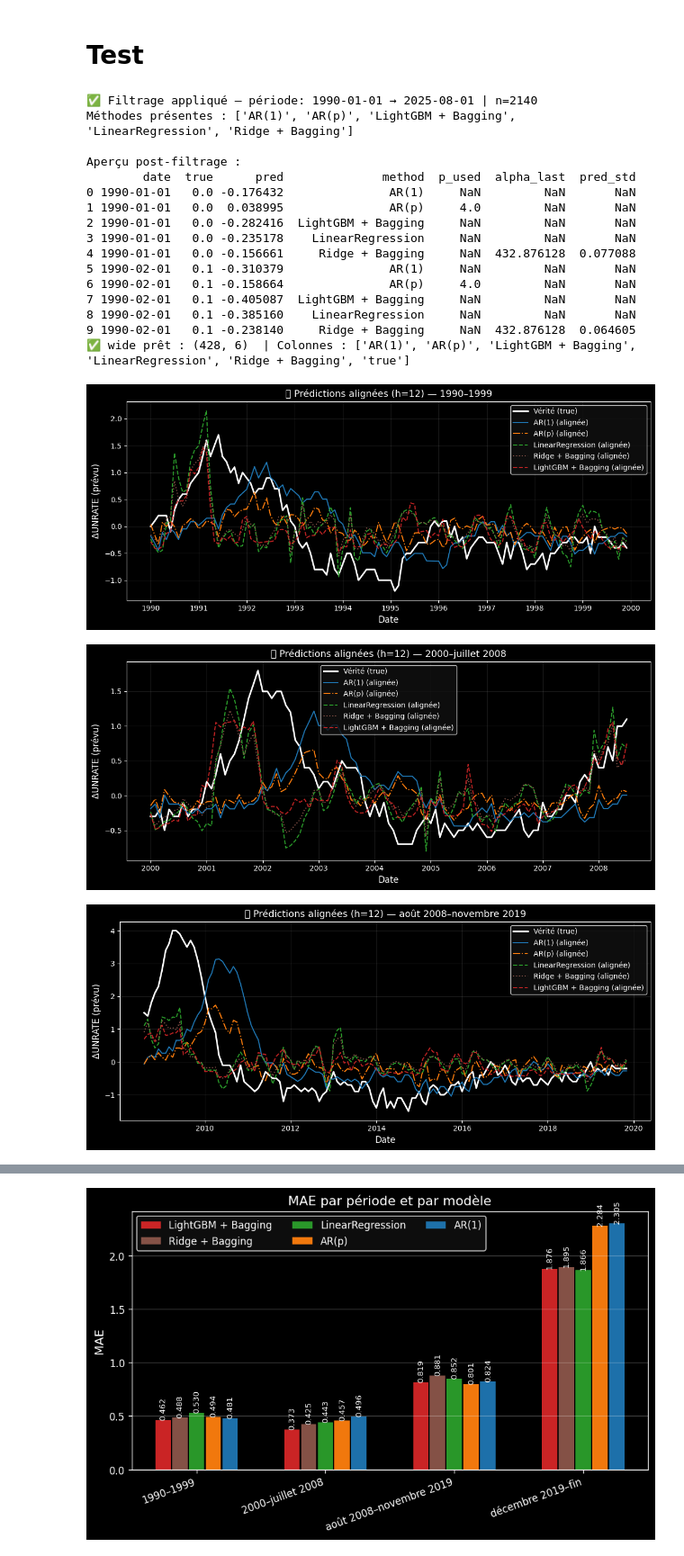
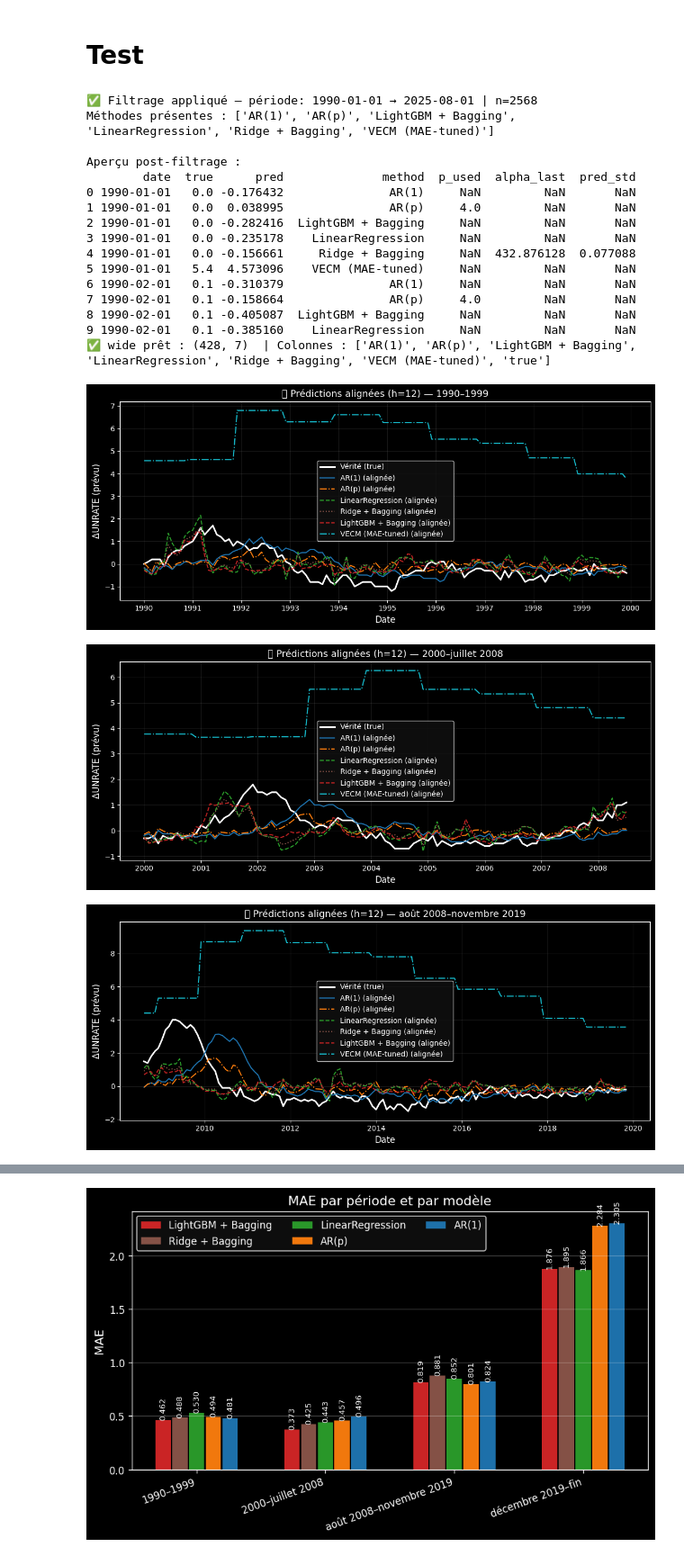
Before and after one commit to MitaDataAI/Forecast-and-explain-the-Unemployment-of-USA, a Jupyter notebook: 2_1_Test evaluation_21_10_25.ipynb, the cells around one changed output, grey strips where cells are left out. Shown: that part at 90% size. Cells and saved outputs as stored; diff of their text form; code cells hidden in the pictures.

```diff
--- a/2_1_Test evaluation_21_10_25.ipynb
+++ b/2_1_Test evaluation_21_10_25.ipynb
@@ -164,6 +170,23 @@ except Exception as e:
     print(f"⚠️ Bundle Ridge non chargé : {e}")
 ridge_meta = try_read_meta(RIDGE_META)
 
+print("\n=== Chargement VECM ===")
+try:
+    vecm_model_last = load_any(VECM_LAST_PKL)    # artefact dernier fit (params, etc.)
+    print("✅ Dernier modèle VECM chargé.")
+except Exception as e:
+    vecm_model_last = None
+    print(f"⚠️ Dernier modèle VECM non chargé : {e}")
+vecm_last_meta = try_read_meta(VECM_LAST_META)
+
+try:
+    vecm_bundle = load_any(VECM_PKL)             # bundle OOS (date,y_pred,y_true + meta)
+    print("✅ Bundle VECM chargé (OOS h=12).")
+except Exception as e:
+    vecm_bundle = None
+    print(f"⚠️ Bundle VECM non chargé : {e}")
+vecm_meta = try_read_meta(VECM_META)
+
 # --------- (Optionnel) petits aperçus ---------
 def _peek_meta(name, meta, cols_pref):
     if isinstance(meta, pd.Series):
@@ -177,8 +200,6 @@ def _peek_meta(name, meta, cols_pref):
             print(f"\n--- Métadonnées {name} (colonnes brutes) ---")
             print(meta.head(3))
 
-_peek_meta = _peek_meta  # alias
-
 _peek_meta("AR(p)", arp_meta, ["model","p_used_last","trained_until","aic","bic",
                                "MAE_1983_89","RMSE_1983_89","R2_1983_89"])
 _peek_meta("AR(1)", ar1_meta, ["model","trained_until","aic","bic",
@@ -189,6 +210,10 @@ _peek_meta("LightGBM", lgbm_meta, ["model","n_boot","random_search_iterations",
                                    "refit_every_months","retune_every_months"])
 _peek_meta("Ridge", ridge_meta, ["model","n_boot","refit_every_months","retune_every_months",
                                  "winsor_level","norm_var","trained_until","n_forecasts"])
+_peek_meta("VECM", vecm_meta, ["model","horizon","min_train_n","winsor_level",
+                               "refit_every_months","retune_every_months",
+                               "p_max","rank_max","det_set",
+                               "trained_until","n_forecasts"])
 # %% [output]
 === Chargement AR(1) ===
 ✅ Modèle AR(1) chargé.
@@ -952,6 +1064,11 @@ lgbm_candidates = ["LightGBM + Bagging", "LightGBM", "LGBMRegressor"]
 lgbm_col = next((c for c in lgbm_candidates if c in wide.columns), None)
 has_lgbm = lgbm_col is not None
 
+# ✅ VECM: on accepte "VECM (MAE-tuned)" et "VECM"
+vecm_candidates = ["VECM (MAE-tuned)", "VECM"]
+vecm_col = next((c for c in vecm_candidates if c in wide.columns), None)
+has_vecm = vecm_col is not None
+
 # ================== Palette ==================
 colors = {
     "true": "#ffffff",
@@ -964,6 +1081,8 @@ colors = {
     "LightGBM": "#d62728",
     "LightGBM + Bagging": "#d62728",
     "LGBMRegressor": "#d62728",
+    "VECM": "#17becf",
+    "VECM (MAE-tuned)": "#17becf",
 }
 if arp_col and arp_col not in colors:
     colors[arp_col] = colors["AR(p)"]
@@ -971,6 +1090,8 @@ if ridge_col and ridge_col not in colors:
     colors[ridge_col] = colors["Ridge"]
 if lgbm_col and lgbm_col not in colors:
     colors[lgbm_col] = colors["LightGBM"]
+if vecm_col and vecm_col not in colors:
+    colors[vecm_col] = colors["VECM"]
 
 # ================== Fenêtres ==================
 segments = [
@@ -1022,6 +1143,9 @@ def plot_segment(wide_full: pd.DataFrame, start, end, title_suffix: str, mode: s
         if has_lgbm:
             plt.plot(sub.index, sub[lgbm_col], label=f"{lgbm_col} (alignée)",
                      color=_safe_color(lgbm_col), linestyle='--', alpha=0.9)
+        if has_vecm:
+            plt.plot(sub.index, sub[vecm_col], label=f"{vecm_col} (alignée)",
+                     color=_safe_color(vecm_col), linestyle='-.')
 
         plt.title(f"🔹 Prédictions alignées (h={H}) — {title_suffix}")
 
@@ -1044,6 +1168,9 @@ def plot_segment(wide_full: pd.DataFrame, start, end, title_suffix: str, mode: s
         if has_lgbm:
             plt.plot(idx_shift_sub, sub[lgbm_col], label=f"{lgbm_col} (faite {H} mois avant)",
                      color=_safe_color(lgbm_col), linestyle='--', alpha=0.9)
+        if has_vecm:
+            plt.plot(idx_shift_sub, sub[vecm_col], label=f"{vecm_col} (faite {H} mois avant)",
+                     color=_safe_color(vecm_col), linestyle='-.')
 
         plt.title(f"🔹 Prédictions décalées (h={H}) — {title_suffix}")
 
@@ -1063,6 +1190,9 @@ def plot_segment(wide_full: pd.DataFrame, start, end, title_suffix: str, mode: s
         if has_lgbm:
             plt.plot(sub.index, np.abs(sub["true"] - sub[lgbm_col]),
                      label=f"|erreur| {lgbm_col}", color=_safe_color(lgbm_col), linestyle='--', alpha=0.9)
+        if has_vecm:
+            plt.plot(sub.index, np.abs(sub["true"] - sub[vecm_col]),
+                     label=f"|erreur| {vecm_col}", color=_safe_color(vecm_col), linestyle='-.')
 
         plt.title(f"🔸 Erreurs absolues (h={H}) — {title_suffix}")
         plt.ylabel("|erreur|")
@@ -1078,41 +1208,41 @@ def plot_segment(wide_full: pd.DataFrame, start, end, title_suffix: str, mode: s
 
     # Nom de fichier propre
     suffix_file = _file_suffix(title_suffix)
     plt.savefig(f"segment_{mode}_{suffix_file}.png", dpi=150)
     plt.show()
 
 # ================== 4 tracés alignés ==================
 for start, end, label in segments:
     plot_segment(wide, start, end, label, mode="aligne")
 
 print("📁 Figures enregistrées (alignées) :")
 for _, _, label in segments:
     print(f"  - segment_aligne_{_file_suffix(label)}.png")
 
 # 👉 Versions « décalées » :
 # for start, end, label in segments:
 #     plot_segment(wide, start, end, label, mode="decale")
 
 # 👉 Versions « erreurs absolues » :
 # for start, end, label in segments:
 #     plot_segment(wide, start, end, label, mode="erreur")
 # %% [output]
-✅ Filtrage appliqué — période: 1990-01-01 → 2025-08-01 | n=2140
-Méthodes présentes : ['AR(1)', 'AR(p)', 'LightGBM + Bagging', 'LinearRegression', 'Ridge + Bagging']
+✅ Filtrage appliqué — période: 1990-01-01 → 2025-08-01 | n=2568
+Méthodes présentes : ['AR(1)', 'AR(p)', 'LightGBM + Bagging', 'LinearRegression', 'Ridge + Bagging', 'VECM (MAE-tuned)']
 
 Aperçu post-filtrage :
         date  true      pred              method  p_used  alpha_last  pred_std
 0 1990-01-01   0.0 -0.176432               AR(1)     NaN         NaN       NaN
 1 1990-01-01   0.0  0.038995               AR(p)     4.0         NaN       NaN
 2 1990-01-01   0.0 -0.282416  LightGBM + Bagging     NaN         NaN       NaN
 3 1990-01-01   0.0 -0.235178    LinearRegression     NaN         NaN       NaN
 4 1990-01-01   0.0 -0.156661     Ridge + Bagging     NaN  432.876128  0.077088
-5 1990-02-01   0.1 -0.310379               AR(1)     NaN         NaN       NaN
-6 1990-02-01   0.1 -0.158664               AR(p)     4.0         NaN       NaN
-7 1990-02-01   0.1 -0.405087  LightGBM + Bagging     NaN         NaN       NaN
-8 1990-02-01   0.1 -0.385160    LinearRegression     NaN         NaN       NaN
-9 1990-02-01   0.1 -0.238140     Ridge + Bagging     NaN  432.876128  0.064605
-✅ wide prêt : (428, 6)  | Colonnes : ['AR(1)', 'AR(p)', 'LightGBM + Bagging', 'LinearRegression', 'Ridge + Bagging', 'true']
+5 1990-01-01   5.4  4.573096    VECM (MAE-tuned)     NaN         NaN       NaN
+6 1990-02-01   0.1 -0.310379               AR(1)     NaN         NaN       NaN
+7 1990-02-01   0.1 -0.158664               AR(p)     4.0         NaN       NaN
+8 1990-02-01   0.1 -0.405087  LightGBM + Bagging     NaN         NaN       NaN
+9 1990-02-01   0.1 -0.385160    LinearRegression     NaN         NaN       NaN
+✅ wide prêt : (428, 7)  | Colonnes : ['AR(1)', 'AR(p)', 'LightGBM + Bagging', 'LinearRegression', 'Ridge + Bagging', 'VECM (MAE-tuned)', 'true']
-[figure, old version]
+[figure, new version]
-[figure, old version]
+[figure, new version]
-[figure, old version]
+[figure, new version]
```
Also changed, not shown: parts of 9 cells of this notebook, 19 other files.
